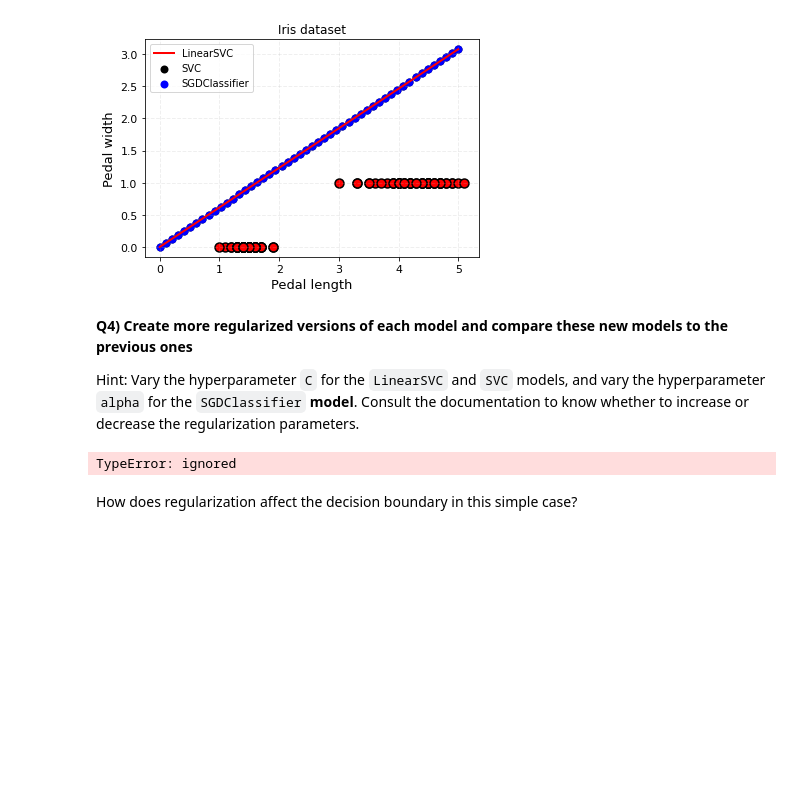
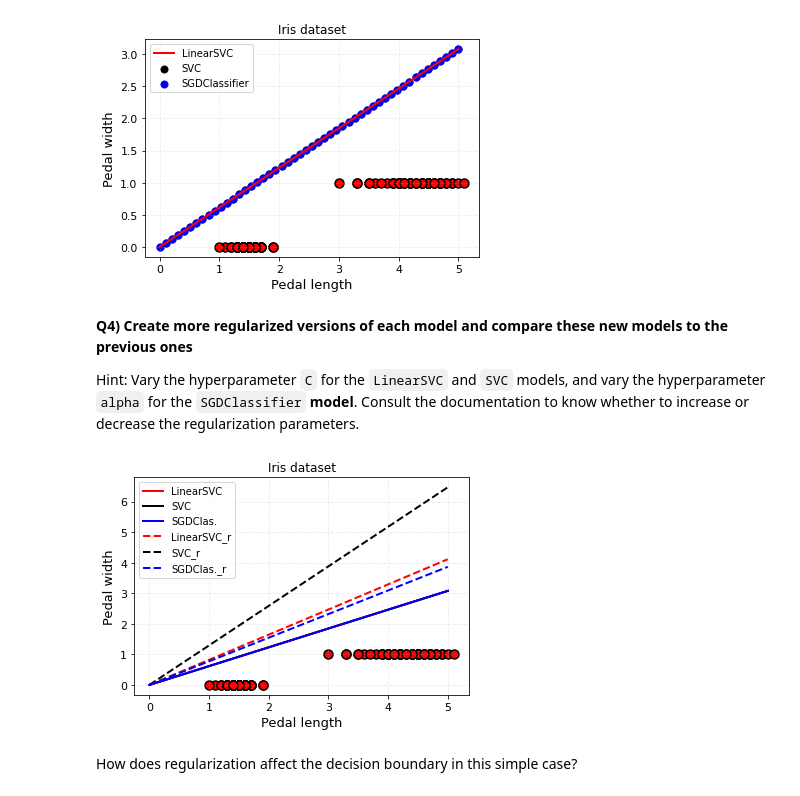
Before and after one commit to frouge1/2022_ML_EES, a Jupyter notebook: Labs/S2_1_SVM.ipynb, the cells around one changed output. Drawn from its saved outputs; the diff is of its cells as text; code cells hidden in the pictures; blank space fills up the shorter version.

```diff
--- a/Labs/S2_1_SVM.ipynb
+++ b/Labs/S2_1_SVM.ipynb
@@ -157,51 +157,54 @@ plt.show()
 Hint: Vary the hyperparameter `C` for the `LinearSVC` and `SVC` models, and vary the hyperparameter `alpha` for the `SGDClassifier` **model**. Consult the documentation to know whether to increase or decrease the regularization parameters.
 # %%
 # Fit more regularized versions of the `LinearSVC` model
-irisSVC_r = LinearSVC(C=LinearSVC).fit(X,y)
+irisSVC_r = LinearSVC(C = 10.0).fit(X,y)
-# %% [output]
-TypeError: ignored
 # %%
 # Fit more regularized versions of the `SVC` model
-irisSVC2_r = SVC(C=____,______='_____').fit(X,y)
+irisSVC2_r = SVC(C=12.0,kernel='linear').fit(X,y)
 # %%
 # Fit more regularized versions of the `SGDClassifier` model
-irisSGDc_r = SGDClassifier(alpha=_________).fit(X,y)
+irisSGDc_r = SGDClassifier(alpha=0.3).fit(X,y)
 # %%
 # Compare the new decision boundaries to the old ones
 # Plot all three decision boundaries on the same labeled figure
 #########################################################################
 # Same as what you did to get the second figure
-___,___ = ______.____________(____,____)
-ax.scatter(________________________)
+fig,ax = plt.subplots(1,1)
+ax.scatter(X[:,0],y,s=80,color='r',edgecolor='k',linewidths=1.5)
 
 # Decision boundary: np.dot(W,x)+b = 0
-_ = ________(_______)
-__._____(_,_________,c='r',lw=2,label='LinearSVC')
-__._____(_,______________________,c='k',lw=2,label='SVC')
-__._____(_,______________________,c='b',lw=2,label='SGDClas.')
+yboundary = np.dot(W[0],x)
+plt.plot(x,yboundary,c='r',lw=2,label='LinearSVC')
+plt.plot(x,yboundary,c='k',lw=2,label='SVC')
+plt.plot(x,yboundary,c='b',lw=2,label='SGDClas.')
 #########################################################################
 # Now add the decision boundaries for the regularized models
 # Regularized LinearSVC model
 # Find the weights and intercept
-Wlsvc_r,Ilsvc_r = _____________,_____________
-ax.plot(x,_____________________________,c='r',lw=2,ls='--',label='LinearSVC_r')
+Wlsvc_r,Ilsvc_r = irisSVC_r.coef_[0],irisSVC_r.intercept_
+yboundarysvc = np.dot(Wlsvc_r[0],x)
+ax.plot(x,yboundarysvc,c='r',lw=2,ls='--',label='LinearSVC_r')
 # Regularized SVC model
 # Find the weights and intercept
-Wsvc_r,Isvc_r = _____________,_____________
-ax.plot(x,_____________________________,c='k',lw=2,ls='--',label='SVC_r')
+Wsvc_r,Isvc_r = irisSVC2_r.coef_[0],irisSVC2_r.intercept_
+yboundarysvc2=np.dot(Wsvc_r[0],x)
+ax.plot(x,yboundarysvc2,c='k',lw=2,ls='--',label='SVC_r')
 # Regularized SGDClassifier model
 # Find the weights and intercept
-Wsgdc_r,Isgdc_r = _____________,_____________
-ax.plot(x,_____________________________,c='b',lw=2,ls='--',label='SGDClas._r')
+Wsgdc_r,Isgdc_r = irisSGDc_r.coef_[0],irisSGDc_r.intercept_
+yboundarysgd=np.dot(Wsgdc_r[0],x)
+ax.plot(x,yboundarysgd,c='b',lw=2,ls='--',label='SGDClas._r')
 #########################################################################
 # Same as what you did to get the second figure
 ax.legend()
 ax.set_xlabel("Pedal length",fontdict={'size':13})
 ax.set_ylabel("Pedal width",fontdict={'size':13})
 ax.set_title('Iris dataset')
 ax.tick_params(axis='both', which='major', labelsize=11)
 ax.grid(alpha=0.2,ls='--',lw=1)
 plt.show()
+# %% [output]
+[figure, added]
 # %% [markdown]
 How does regularization affect the decision boundary in this simple case?
 # %% [markdown]
```
